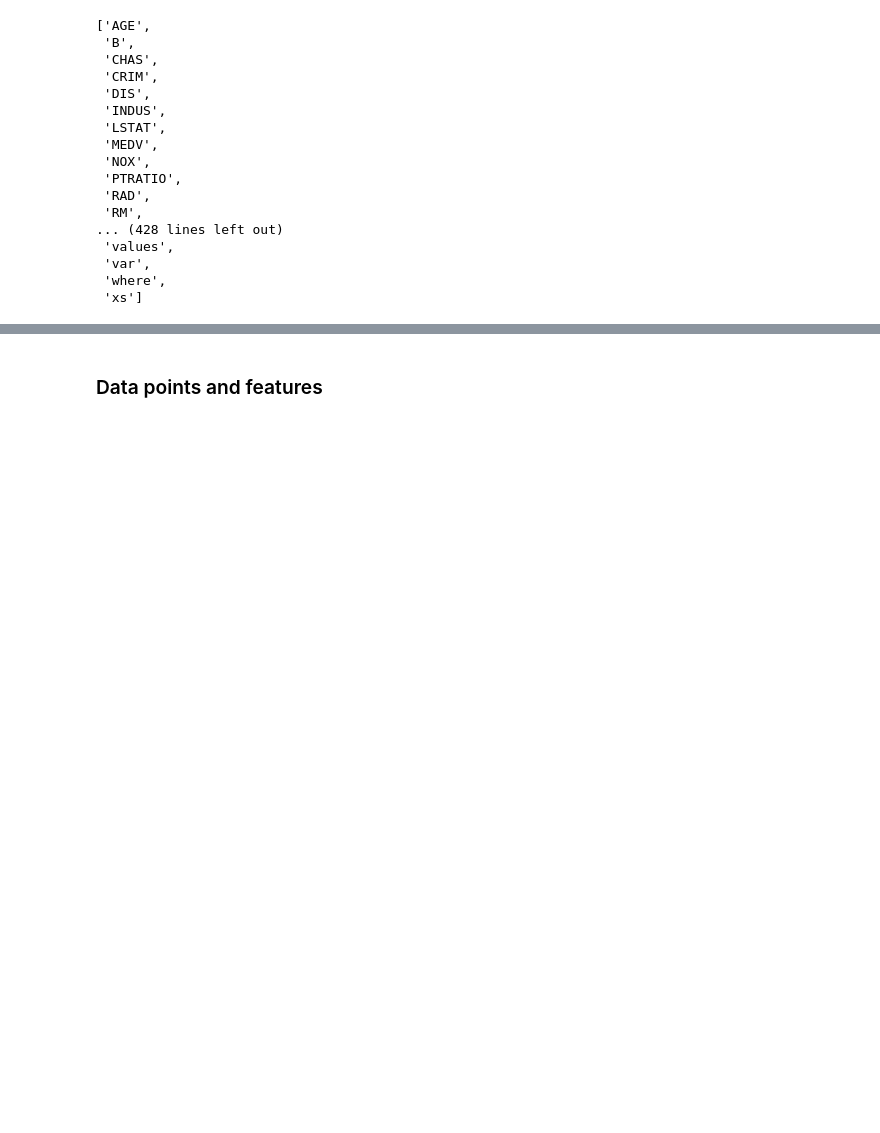
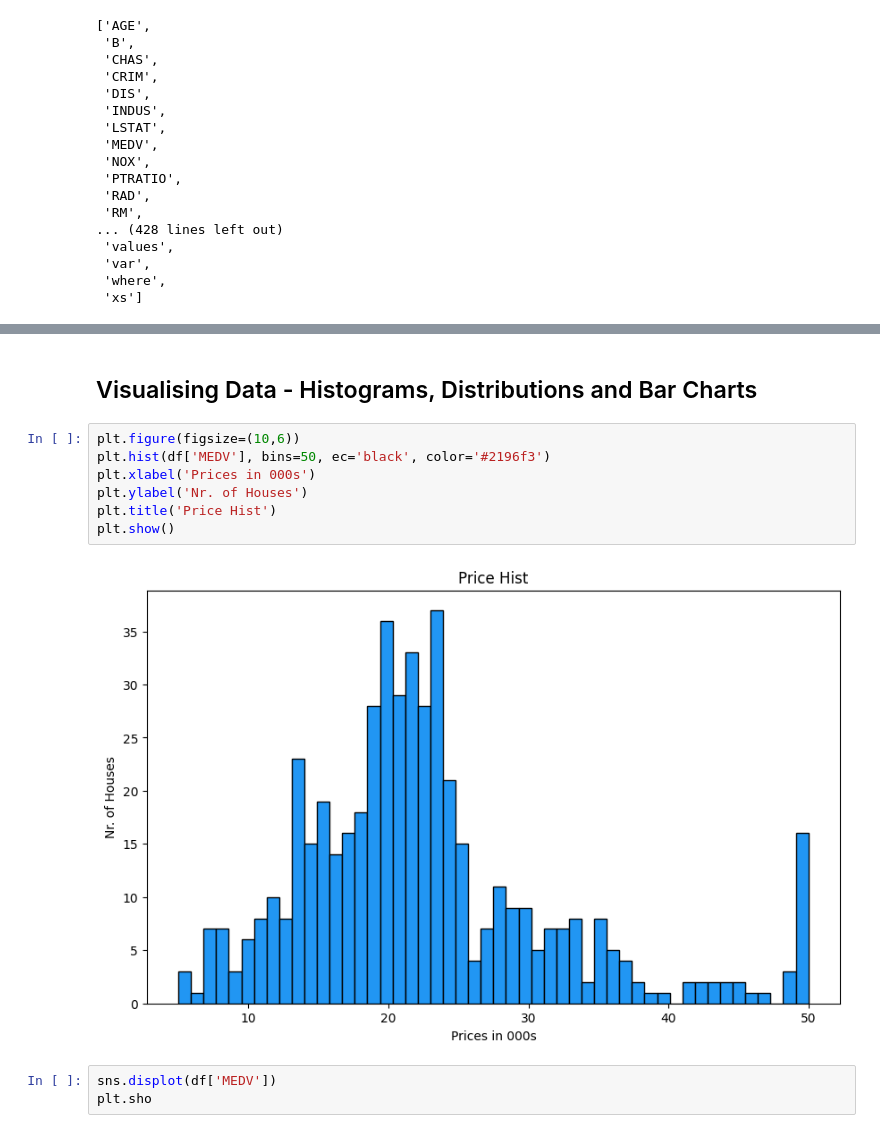
Before and after one commit to bondaleksey/learning-curve-first-steps, a Jupyter notebook: basic-ml/multivariable-linear-regression.ipynb, the cells around one changed output, grey strips where cells are left out. Drawn from its saved outputs; the diff is of its cells as text; blank space fills up the shorter version.

```diff
--- a/basic-ml/multivariable-linear-regression.ipynb
+++ b/basic-ml/multivariable-linear-regression.ipynb
@@ -89,2 +179,14 @@ dir(df)
 # %% [markdown]
-### Data points and features
+## Visualising Data - Histograms, Distributions and Bar Charts
+# %%
+plt.figure(figsize=(10,6))
+plt.hist(df['MEDV'], bins=50, ec='black', color='#2196f3')
+plt.xlabel('Prices in 000s')
+plt.ylabel('Nr. of Houses')
+plt.title('Price Hist')
+plt.show()
+# %% [output]
+[figure, added]
+# %%
+sns.displot(df['MEDV'])
+plt.sho
```
Also changed, not shown: parts of 12 cells of this notebook.
